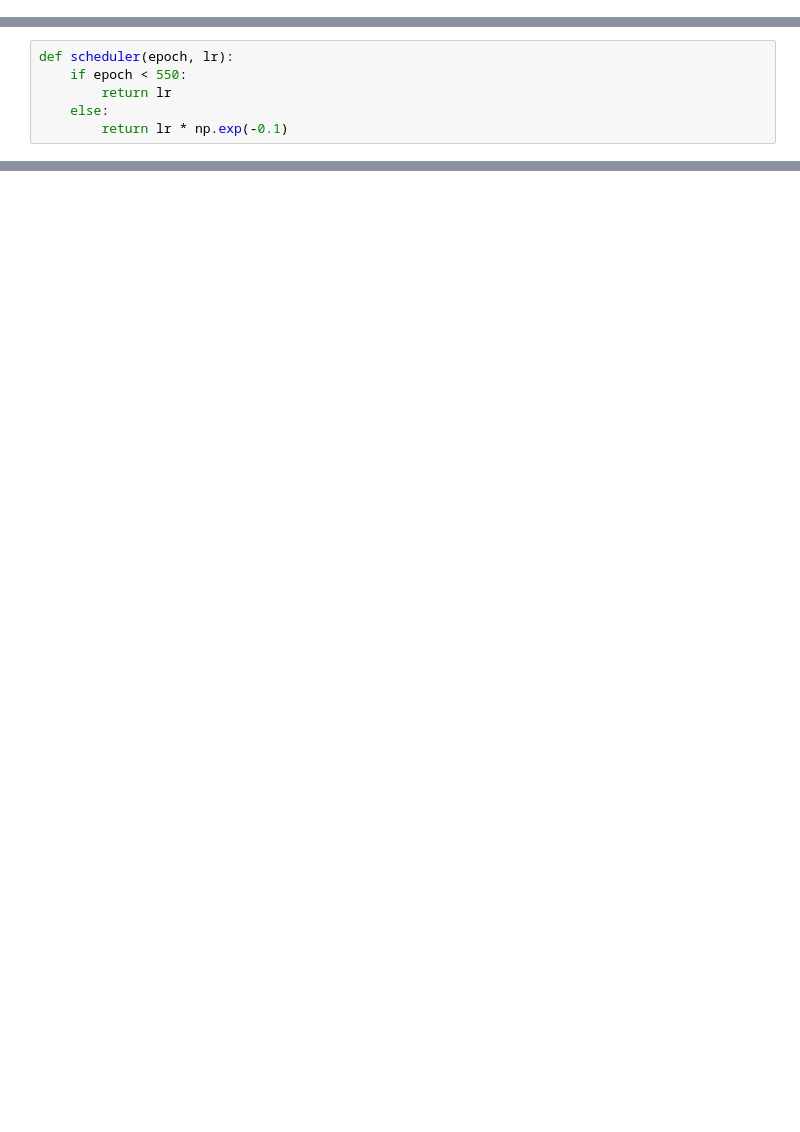
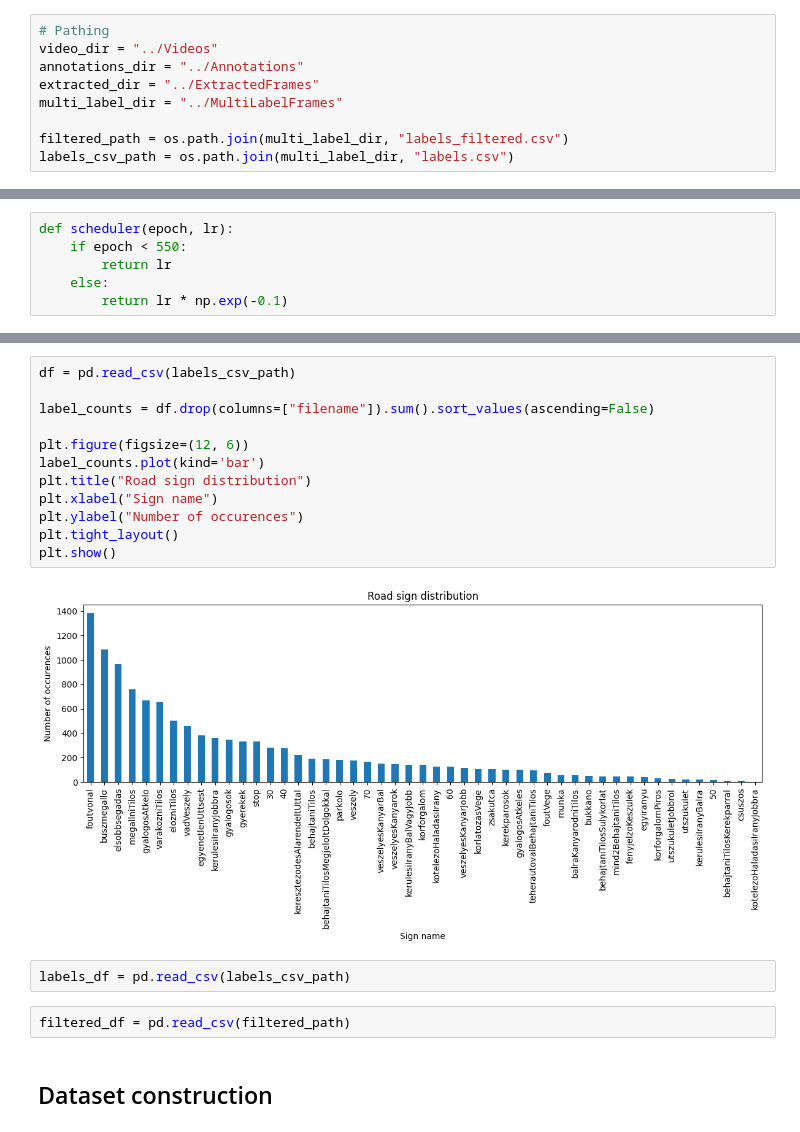
Before and after one commit to fabianmatee/kozlekedesi_tabla_felismero, a Jupyter notebook: Main/main.ipynb, the cells around one changed output, grey strips where cells are left out. Drawn from its saved outputs; the diff is of its cells as text; blank space fills up the shorter version.

```diff
--- a/Main/main.ipynb
+++ b/Main/main.ipynb
@@ -46,0 +58,9 @@ tf.random.set_seed(SEED)
+# %%
+# Pathing
+video_dir = "../Videos"
+annotations_dir = "../Annotations"
+extracted_dir = "../ExtractedFrames"
+multi_label_dir = "../MultiLabelFrames"
+
+filtered_path = os.path.join(multi_label_dir, "labels_filtered.csv")
+labels_csv_path = os.path.join(multi_label_dir, "labels.csv")
@@ -1298,0 +409,20 @@ NameError: name 'r2_score' is not defined
+# %%
+df = pd.read_csv(labels_csv_path)
+
+label_counts = df.drop(columns=["filename"]).sum().sort_values(ascending=False)
+
+plt.figure(figsize=(12, 6))
+label_counts.plot(kind='bar')
+plt.title("Road sign distribution")
+plt.xlabel("Sign name")
+plt.ylabel("Number of occurences")
+plt.tight_layout()
+plt.show()
+# %% [output]
+[figure, added]
+# %%
+labels_df = pd.read_csv(labels_csv_path)
+# %%
+filtered_df = pd.read_csv(filtered_path)
+# %% [markdown]
+## Dataset construction
```
Also changed, not shown: parts of 94 cells of this notebook, 22 other files.
